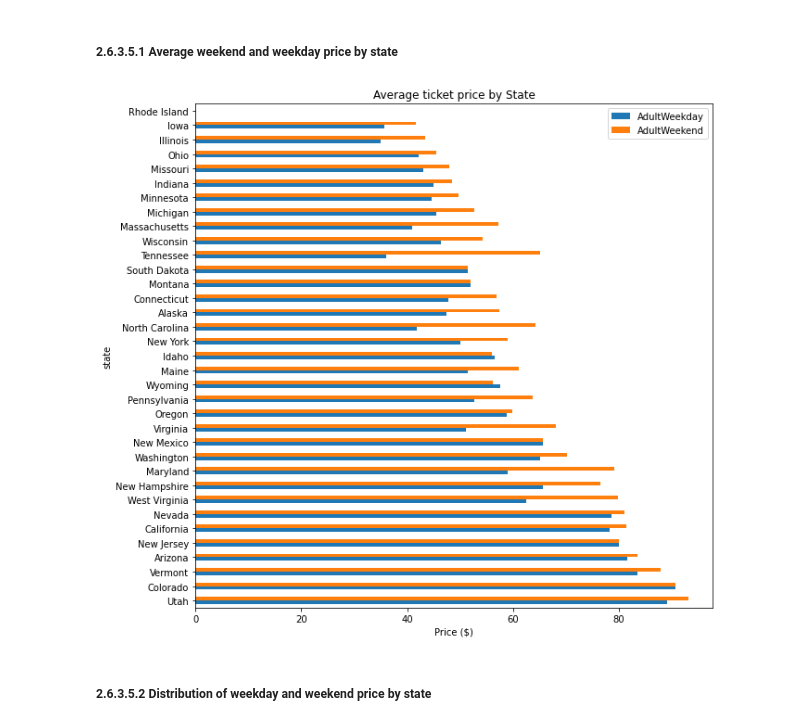
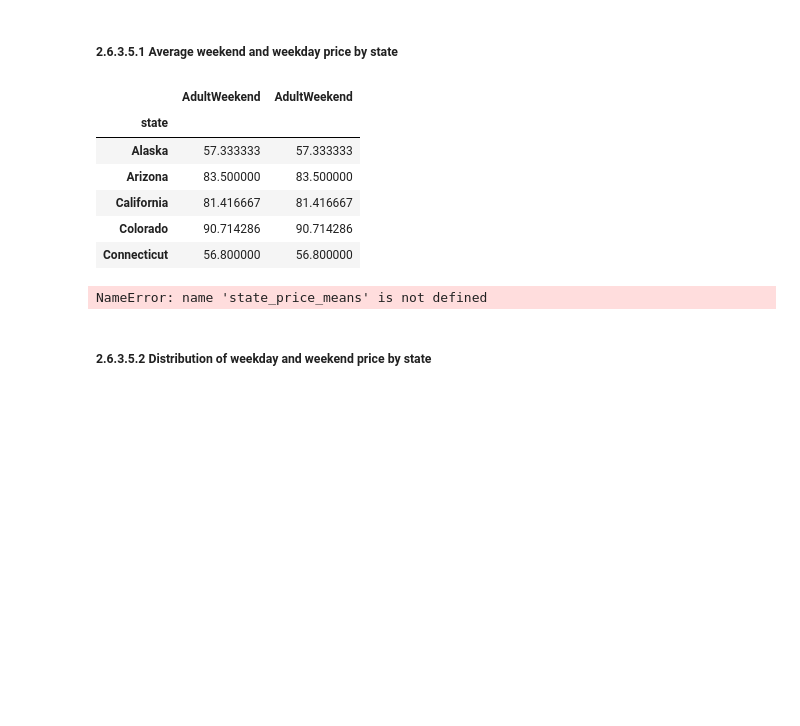
Before and after one commit to Me4ta/DataScienceGuidedCapstone, a Jupyter notebook: Notebooks/02_data_wrangling.ipynb, the cells around one changed output. Cells and saved outputs as stored; diff of their text form; code cells hidden in the pictures; blank space fills up the shorter version.

Commit message:
grouped weekend and weekday prices by state

```diff
--- a/Notebooks/02_data_wrangling.ipynb
+++ b/Notebooks/02_data_wrangling.ipynb
@@ -395,9 +395,17 @@ Our primary focus is our Big Mountain resort, in Montana. Does the state give yo
 # %%
 #Code task 14#
 # Calculate average weekday and weekend price by state and sort by the average of the two
 # Hint: use the pattern dataframe.groupby(<grouping variable>)[<list of columns>].mean()
-state_price_means = ski_data.___(___)[[___, ___]].mean()
+state_price_means = ski_data.groupby(by = 'state')[['AdultWeekend', 'AdultWeekend']].mean()
 state_price_means.head()
+# %% [output]
+|  | AdultWeekend | AdultWeekend |
+| state |  |  |
+| Alaska | 57.333333 | 57.333333 |
+| Arizona | 83.500000 | 83.500000 |
+| California | 81.416667 | 81.416667 |
+| Colorado | 90.714286 | 90.714286 |
+| Connecticut | 56.800000 | 56.800000 |
 # %%
 # The next bit simply reorders the index by increasing average of weekday and weekend prices
 # Compare the index order you get from
@@ -411,7 +419,7 @@ state_price_means.head()
     .plot(kind='barh', figsize=(10, 10), title='Average ticket price by State'))
 plt.xlabel('Price ($)');
 # %% [output]
-[figure, removed]
+NameError: name 'state_price_means' is not defined
 # %%
 The figure above represents a dataframe with two columns, one for the average prices of each kind of ticket. This tells you how the average ticket price varies from state to state. But can you get more insight into the difference in the distributions between states?
 # %% [markdown]
```
